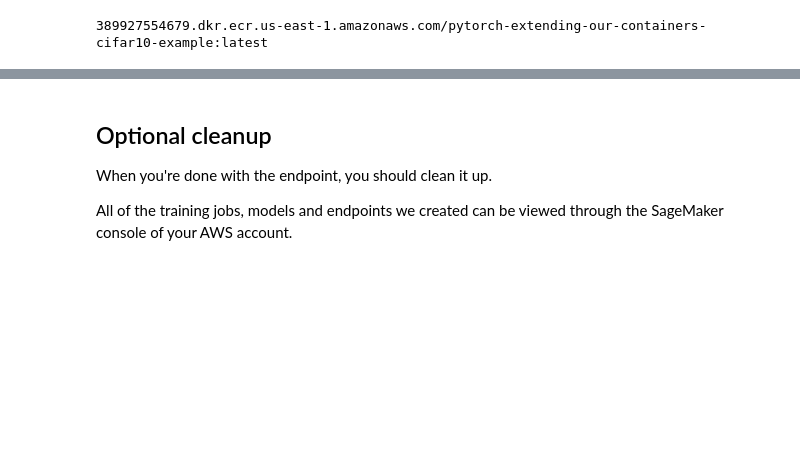
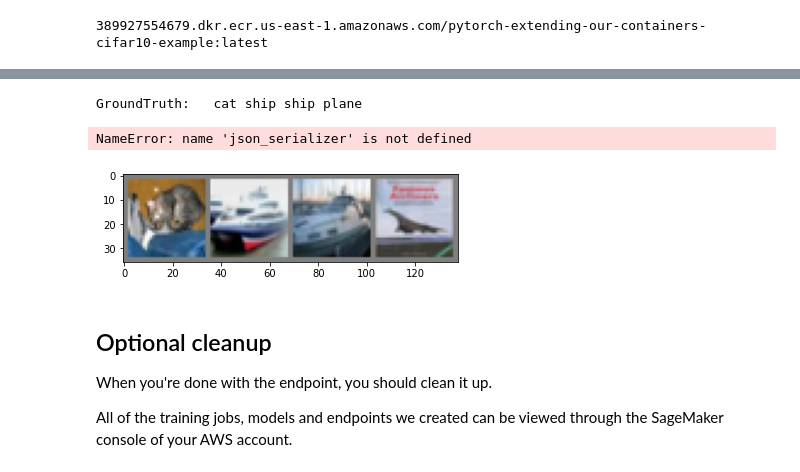
Before and after one commit to Amirosimani/workshop_19082021, a Jupyter notebook: lab_5/pytorch_extending_our_containers.ipynb, the cells around one changed output, grey strips where cells are left out. Drawn from its saved outputs; the diff is of its cells as text; code cells hidden in the pictures; blank space fills up the shorter version.

```diff
--- a/lab_5/pytorch_extending_our_containers.ipynb
+++ b/lab_5/pytorch_extending_our_containers.ipynb
@@ -482,23 +500,27 @@ See: https://sagemaker.readthedocs.io/en/stable/v2.html for details.
 # %%
 # get some test images
 dataiter = iter(testloader)
 images, labels = dataiter.next()
 
 # print images
 imshow(torchvision.utils.make_grid(images))
 print("GroundTruth: ", " ".join("%4s" % classes[labels[j]] for j in range(4)))
 
 # predictor.accept = "application/json"
 # predictor.content_type = "application/json"
 
 predictor.serializer = json_serializer
 predictor.deserializer = json_deserializer
 
 outputs = predictor.predict(images.numpy())
 
-_, predicted = torch.max(torch.from_numpy(np.array(outputs)), 1)
+# _, predicted = torch.max(torch.from_numpy(np.array(outputs)), 1)
 
 print("Predicted: ", " ".join("%4s" % classes[predicted[j]] for j in range(4)))
+# %% [output]
+GroundTruth:   cat ship ship plane
+NameError: name 'json_serializer' is not defined
+[figure, added]
 # %% [markdown]
 ## Optional cleanup
 When you're done with the endpoint, you should clean it up.
```
Also changed, not shown: parts of 3 cells of this notebook.
